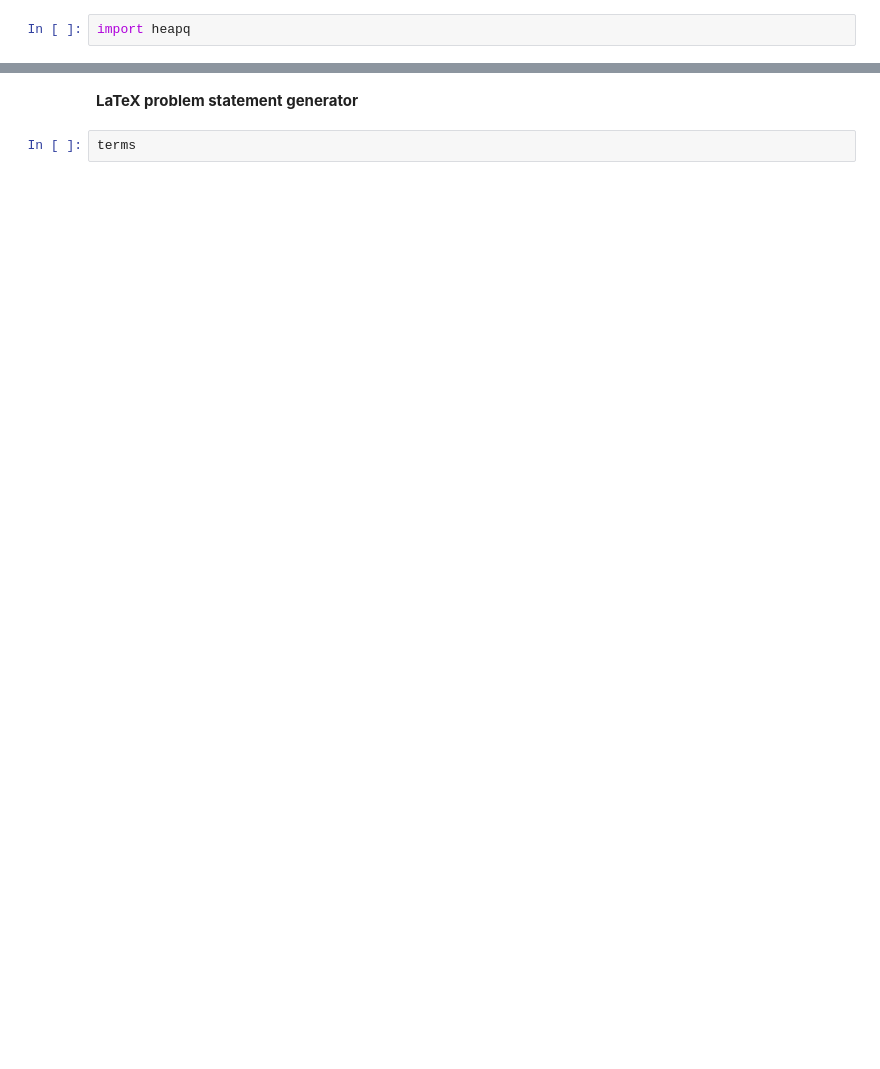
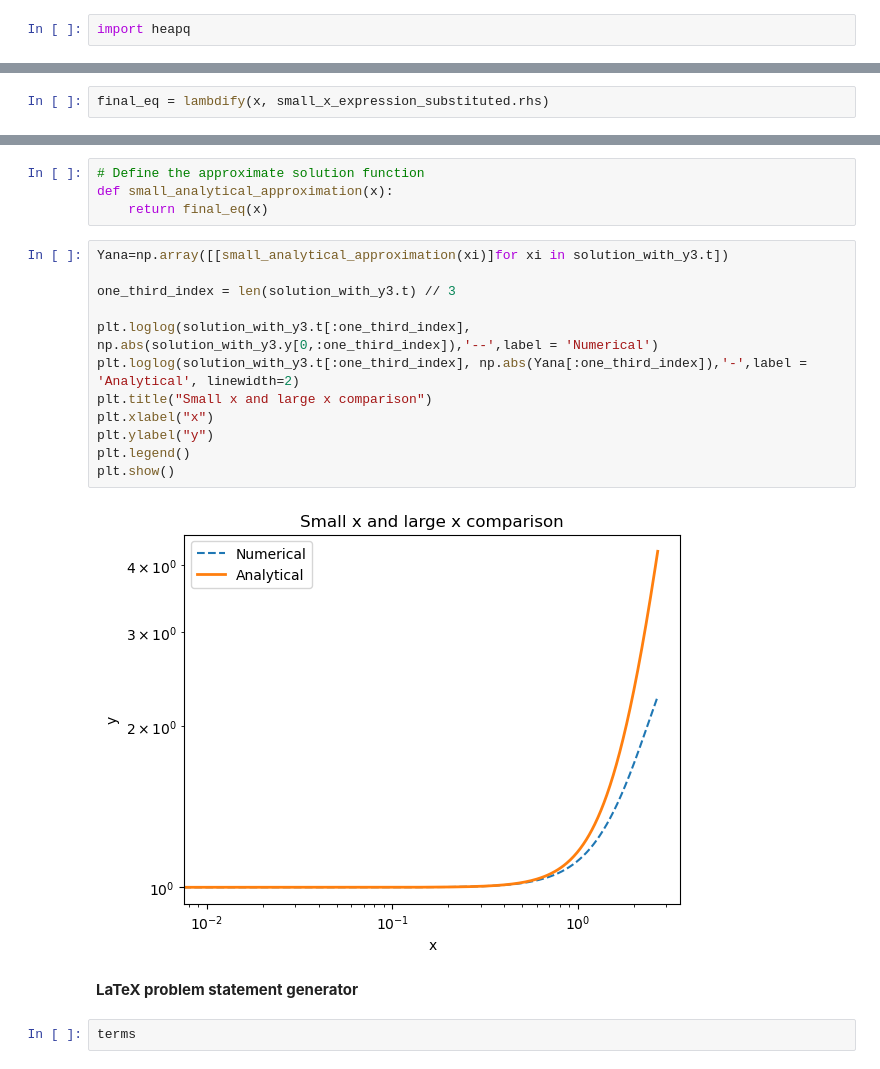
Before and after one commit to kayliehausknecht/AM201-Dataset, a Jupyter notebook: Code/new_ODE_solver.ipynb, the cells around one changed output, grey strips where cells are left out. Cells and saved outputs as stored; diff of their text form; blank space fills up the shorter version.

```diff
--- a/Code/new_ODE_solver.ipynb
+++ b/Code/new_ODE_solver.ipynb
@@ -705,0 +726,2 @@ terms[index1]
+# %%
+final_eq = lambdify(x, small_x_expression_substituted.rhs)
@@ -706,3 +732,21 @@ terms[index1]
+# %%
+# Define the approximate solution function
+def small_analytical_approximation(x):
+    return final_eq(x)
+# %%
+Yana=np.array([[small_analytical_approximation(xi)]for xi in solution_with_y3.t])
+
+one_third_index = len(solution_with_y3.t) // 3
+
+plt.loglog(solution_with_y3.t[:one_third_index], np.abs(solution_with_y3.y[0,:one_third_index]),'--',label = 'Numerical')
+plt.loglog(solution_with_y3.t[:one_third_index], np.abs(Yana[:one_third_index]),'-',label = 'Analytical', linewidth=2)
+plt.title("Small x and large x comparison")
+plt.xlabel("x")
+plt.ylabel("y")
+plt.legend()
+plt.show()
+# %% [output]
+[figure, added]
 # %% [markdown]
 **LaTeX problem statement generator**
 # %%
```
Also changed, not shown: parts of 31 cells of this notebook.
